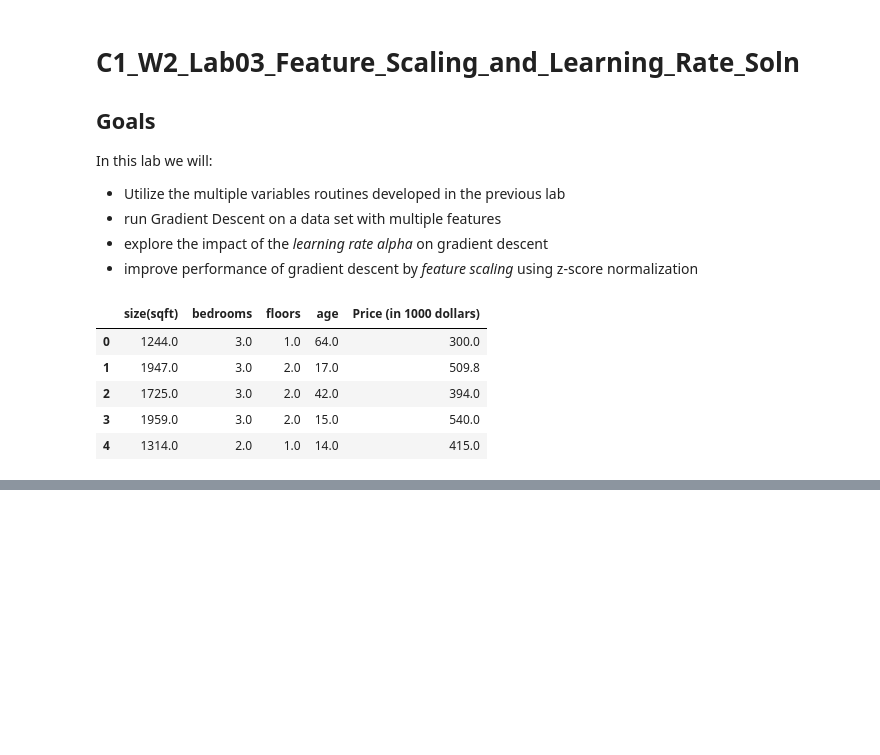
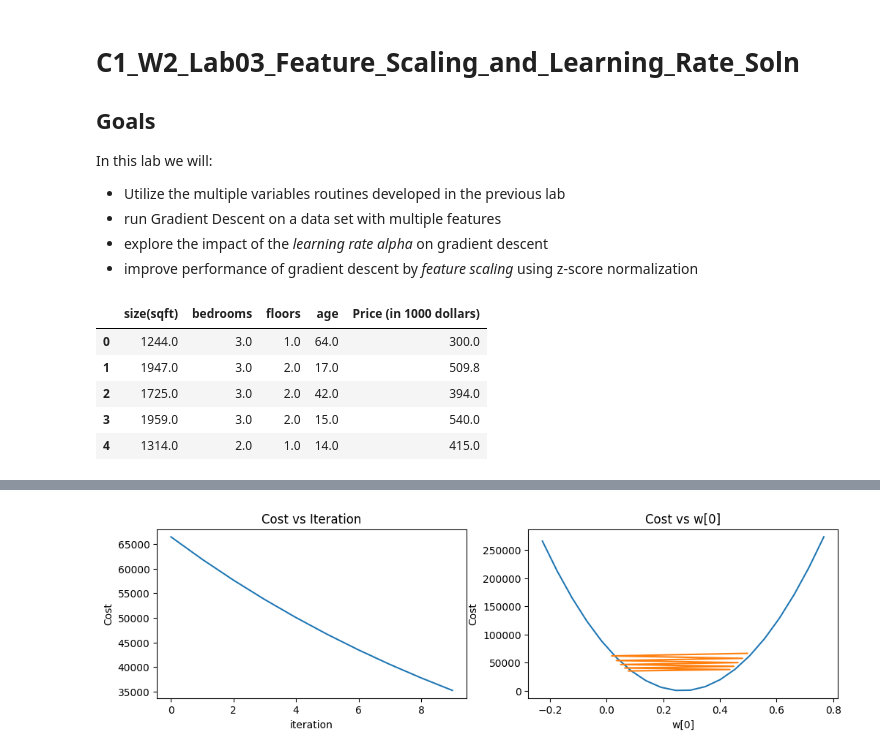
Before and after one commit to ManishJyani/SupervisedMLAndrewNg, a Jupyter notebook: Week02.ipynb, the cells around one changed output, grey strips where cells are left out. Drawn from its saved outputs; the diff is of its cells as text; code cells hidden in the pictures; blank space fills up the shorter version.

```diff
--- a/Week02.ipynb
+++ b/Week02.ipynb
@@ -49,0 +177,16 @@ Text(0, 0.5, 'Price (in 1000 $)')
+# %%
+def run_gradient_descent(X,y,iterations=1000, alpha = 1e-6):
+
+    m,n = X.shape
+    # initialize parameters
+    initial_w = np.zeros(n)
+    initial_b = 0
+    # run gradient descent
+    w_out, b_out, hist_out = gradient_descent_houses(X ,y, initial_w, initial_b,
+                                               compute_cost, compute_gradient_matrix, alpha, iterations)
+    print(f"w,b found by gradient descent: w: {w_out}, b: {b_out:0.2f}")
+
+    return(w_out, b_out, hist_out)
+# %%
+#9e-7
+_,_,hist = run_gradient_descent(X_train, y_train, 10, alpha = 9e-7)
@@ -49,0 +207,19 @@ Text(0, 0.5, 'Price (in 1000 $)')
+# %%
+## seee the cost function is not decreasing much now seee it
+def plot_cost_i_w(X,y,hist):
+    ws = np.array([ p[0] for p in hist["params"]])
+    rng = max(abs(ws[:,0].min()),abs(ws[:,0].max()))
+    wr = np.linspace(-rng+0.27,rng+0.27,20)
+    cst = [compute_cost(X,y,np.array([wr[i],-32, -67, -1.46]), 221) for i in range(len(wr))]
+
+    fig,ax = plt.subplots(1,2,figsize=(12,3))
+    ax[0].plot(hist["iter"], (hist["cost"]));  ax[0].set_title("Cost vs Iteration")
+    ax[0].set_xlabel("iteration"); ax[0].set_ylabel("Cost")
+    ax[1].plot(wr, cst); ax[1].set_title("Cost vs w[0]")
+    ax[1].set_xlabel("w[0]"); ax[1].set_ylabel("Cost")
+    ax[1].plot(ws[:,0],hist["cost"])
+    plt.show()
+# %%
+plot_cost_i_w(X_train, y_train, hist)
+# %% [output]
+[figure, added]
```
Also changed, not shown: parts of 17 cells of this notebook.
